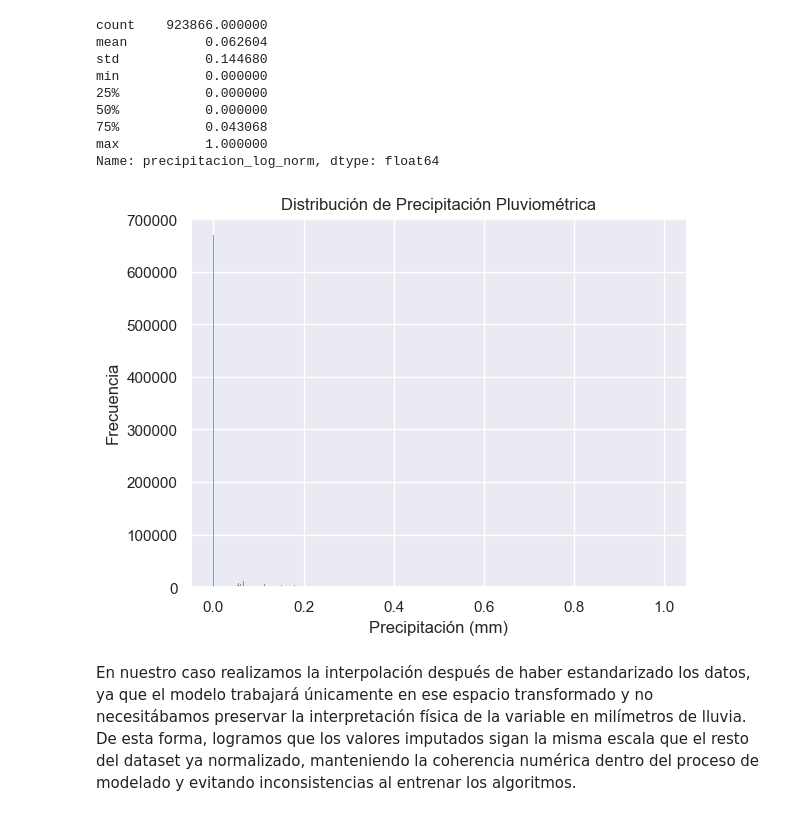
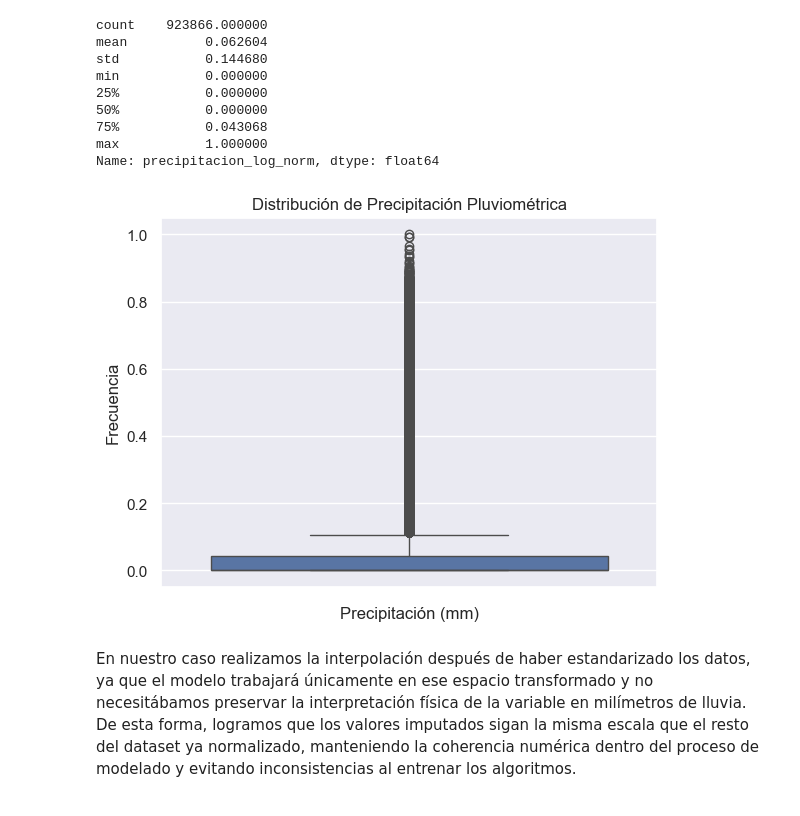
Before and after one commit to IS03/tp-dengue, a Jupyter notebook: EDA/EDA_1estacion.ipynb, the cells around one changed output. Cells and saved outputs as stored; diff of their text form; code cells hidden in the pictures.

```diff
--- a/EDA/EDA_1estacion.ipynb
+++ b/EDA/EDA_1estacion.ipynb
@@ -281,0 +284,3 @@ memory usage: 98.7+ MB
+# %%
+df.fecha = pd.to_datetime(df.fecha)
+df.sample()
@@ -316,4 +321,0 @@ Como vemos que los valores están muy dispersos a la izquierda, decidimos estand
-# %%
-scaler = StandardScaler()
-df.loc[:, 'precipitacion_pluviometrica_esc'] = scaler.fit_transform(df[["precipitacion_pluviometrica"]])
-df.sample(3)
@@ -383,13 +360,13 @@ min           0.000000
 max           1.000000
 Name: precipitacion_log_norm, dtype: float64
 # %%
-sns.histplot(df["precipitacion_log_norm"].dropna())
+sns.boxplot(df["precipitacion_log_norm"].dropna())
 plt.title("Distribución de Precipitación Pluviométrica")
 plt.xlabel("Precipitación (mm)")
 plt.ylabel("Frecuencia")
 plt.show()
 # %% [output]
-[figure, old version]
+[figure, new version]
 # %% [markdown]
 En nuestro caso realizamos la interpolación después de haber estandarizado los datos, ya que el modelo trabajará únicamente en ese espacio transformado y no necesitábamos preservar la interpretación física de la variable en milímetros de lluvia. De esta forma, logramos que los valores imputados sigan la misma escala que el resto del dataset ya normalizado, manteniendo la coherencia numérica dentro del proceso de modelado y evitando inconsistencias al entrenar los algoritmos.
 # %% [markdown]
```
Also changed, not shown: parts of 57 cells of this notebook, 2 other files.
